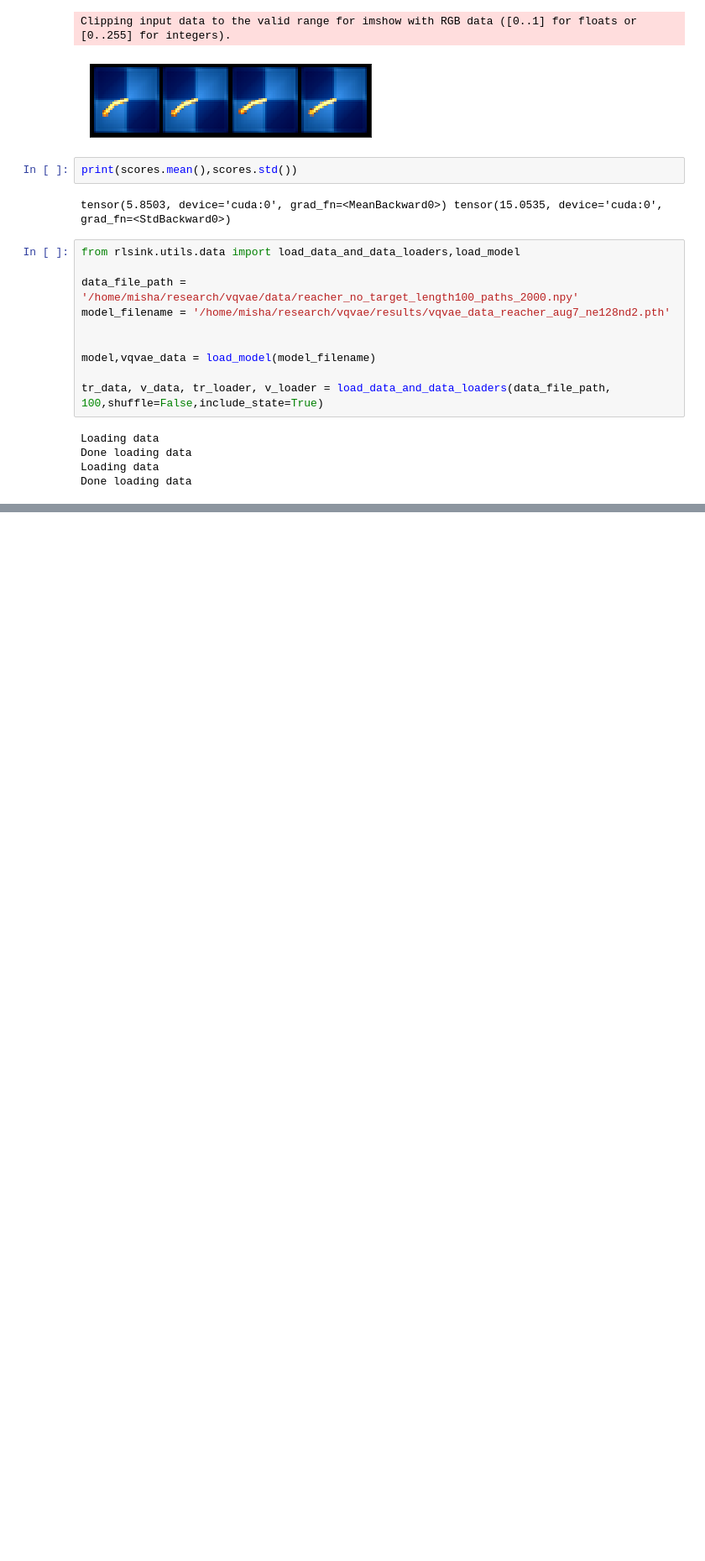
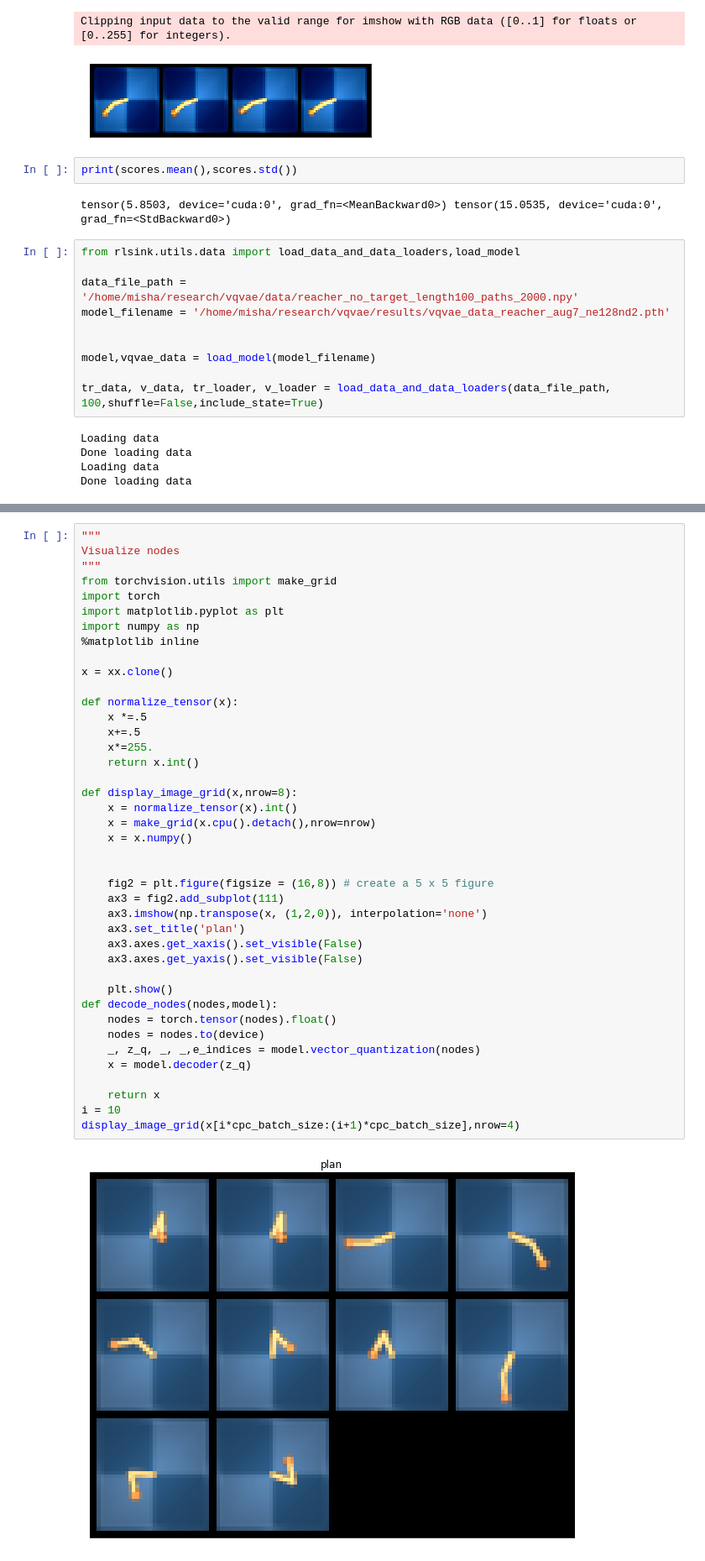
Before and after one commit to MishaLaskin/rlsink, a Jupyter notebook: exploration/Environments.ipynb, the cells around one changed output, grey strips where cells are left out. Shown: that part at 84% size. Cells and saved outputs as stored; diff of their text form; blank space fills up the shorter version.

```diff
--- a/exploration/Environments.ipynb
+++ b/exploration/Environments.ipynb
@@ -971,0 +626,43 @@ markov_chain_distances(path_nodes.detach().cpu().numpy())
+# %%
+"""
+Visualize nodes
+"""
+from torchvision.utils import make_grid
+import torch
+import matplotlib.pyplot as plt
+import numpy as np
+%matplotlib inline
+
+x = xx.clone()
+
+def normalize_tensor(x):
+    x *=.5
+    x+=.5
+    x*=255.
+    return x.int()
+
+def display_image_grid(x,nrow=8):
+    x = normalize_tensor(x).int()
+    x = make_grid(x.cpu().detach(),nrow=nrow)
+    x = x.numpy()
+
+
+    fig2 = plt.figure(figsize = (16,8)) # create a 5 x 5 figure
+    ax3 = fig2.add_subplot(111)
+    ax3.imshow(np.transpose(x, (1,2,0)), interpolation='none')
+    ax3.set_title('plan')
+    ax3.axes.get_xaxis().set_visible(False)
+    ax3.axes.get_yaxis().set_visible(False)
+
+    plt.show()
+def decode_nodes(nodes,model):
+    nodes = torch.tensor(nodes).float()
+    nodes = nodes.to(device)
+    _, z_q, _, _,e_indices = model.vector_quantization(nodes)
+    x = model.decoder(z_q)
+
+    return x
+i = 10
+display_image_grid(x[i*cpc_batch_size:(i+1)*cpc_batch_size],nrow=4)
+# %% [output]
+[figure, added]
```
Also changed, not shown: parts of 27 cells of this notebook, 1 other file.
